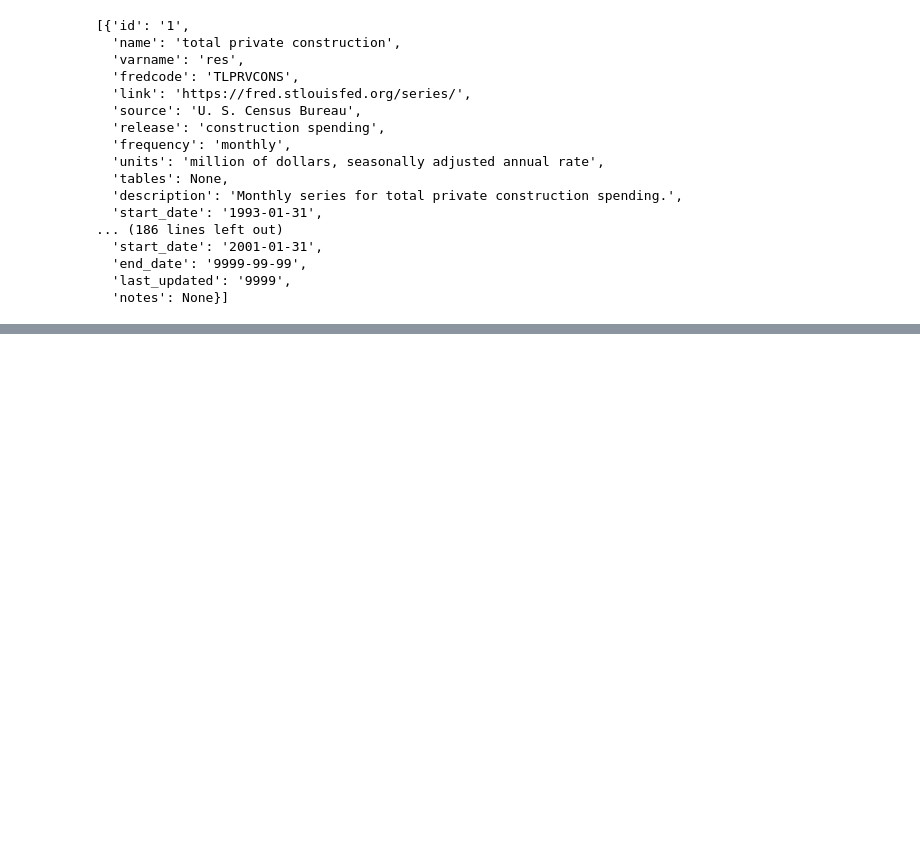
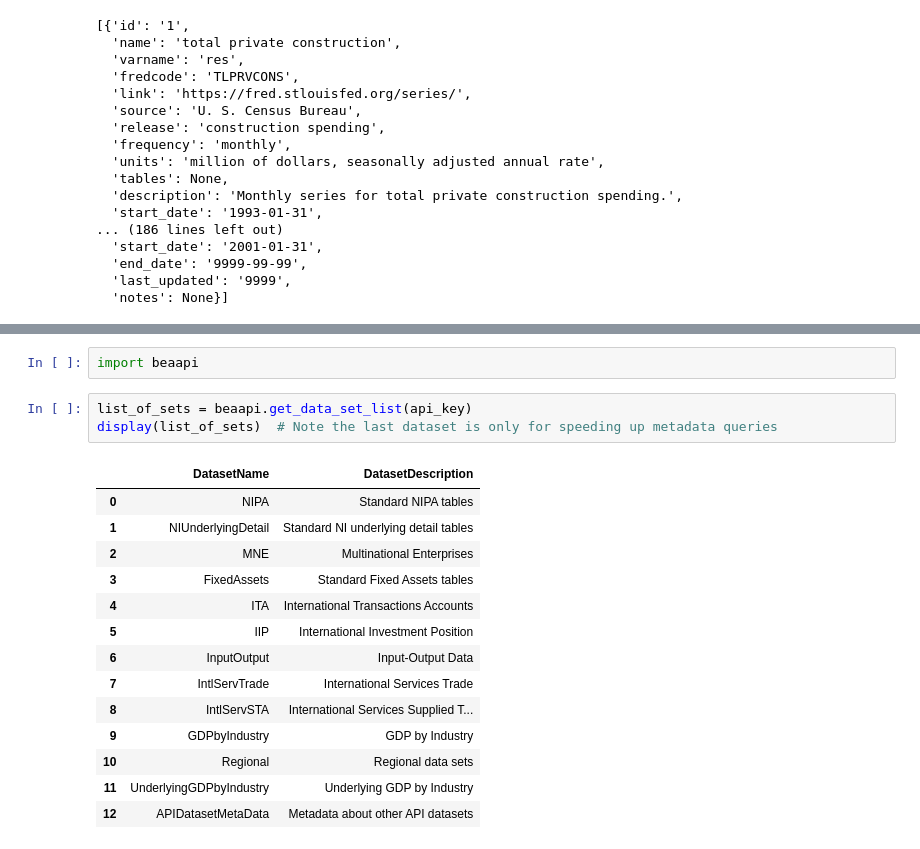
Before and after one commit to r-uben/interpolation-sw-2010, a Jupyter notebook: test.ipynb, the cells around one changed output, grey strips where cells are left out. Saved outputs shown, nothing was run; the diff lists cells and outputs as text; blank space fills up the shorter version.

```diff
--- a/test.ipynb
+++ b/test.ipynb
@@ -27,0 +104,20 @@ data
+# %%
+import beaapi
+# %%
+list_of_sets = beaapi.get_data_set_list(api_key)
+display(list_of_sets)  # Note the last dataset is only for speeding up metadata queries
+# %% [output]
+|  | DatasetName | DatasetDescription |
+| 0 | NIPA | Standard NIPA tables |
+| 1 | NIUnderlyingDetail | Standard NI underlying detail tables |
+| 2 | MNE | Multinational Enterprises |
+| 3 | FixedAssets | Standard Fixed Assets tables |
+| 4 | ITA | International Transactions Accounts |
+| 5 | IIP | International Investment Position |
+| 6 | InputOutput | Input-Output Data |
+| 7 | IntlServTrade | International Services Trade |
+| 8 | IntlServSTA | International Services Supplied T... |
+| 9 | GDPbyIndustry | GDP by Industry |
+| 10 | Regional | Regional data sets |
+| 11 | UnderlyingGDPbyIndustry | Underlying GDP by Industry |
+| 12 | APIDatasetMetaData | Metadata about other API datasets |
```
Also changed, not shown: parts of 6 cells of this notebook, 56 other files.
